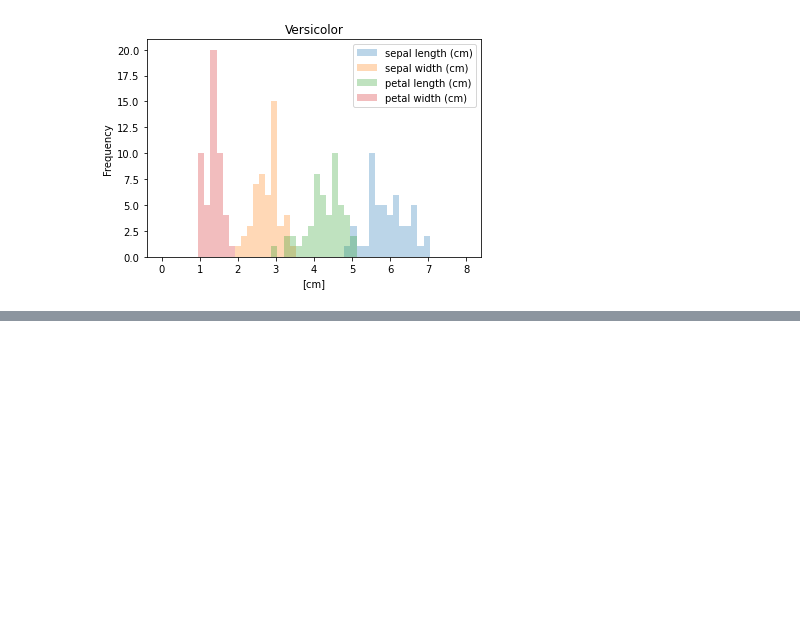
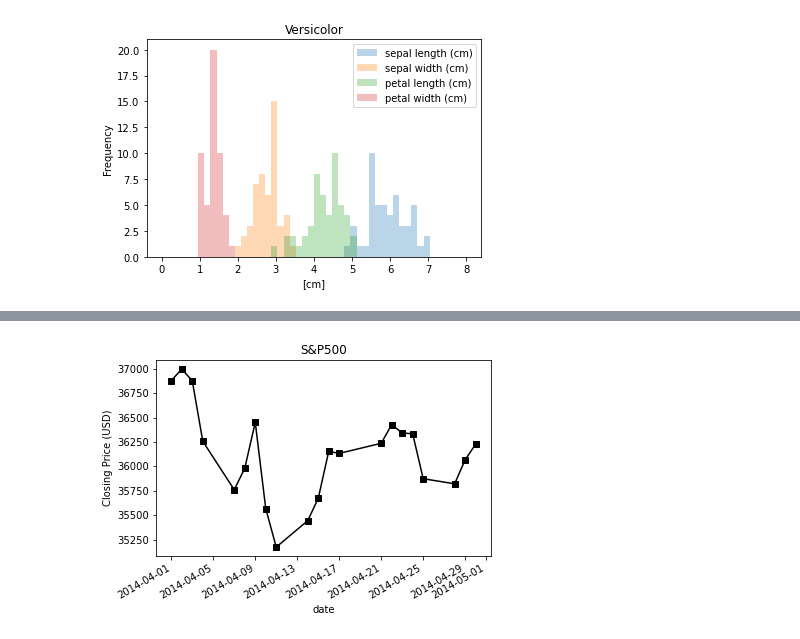
Before and after one commit to SmilodonCub/DATA602, a Jupyter notebook: pandasFoundations_notes.ipynb, the cells around one changed output, grey strips where cells are left out. Cells and saved outputs as stored; diff of their text form; code cells hidden in the pictures; blank space fills up the shorter version.

```diff
--- a/pandasFoundations_notes.ipynb
+++ b/pandasFoundations_notes.ipynb
@@ -508,0 +973,6 @@ error_versicolor = error_versicolor / describe_versicolor
+# %%
+spgb['close'].loc[ '2014-4' ].plot( title = 'S&P500', style = 'ks-' )
+plt.ylabel( 'Closing Price (USD)' )
+plt.show()
+# %% [output]
+[figure, added]
```
Also changed, not shown: parts of 48 cells of this notebook.
